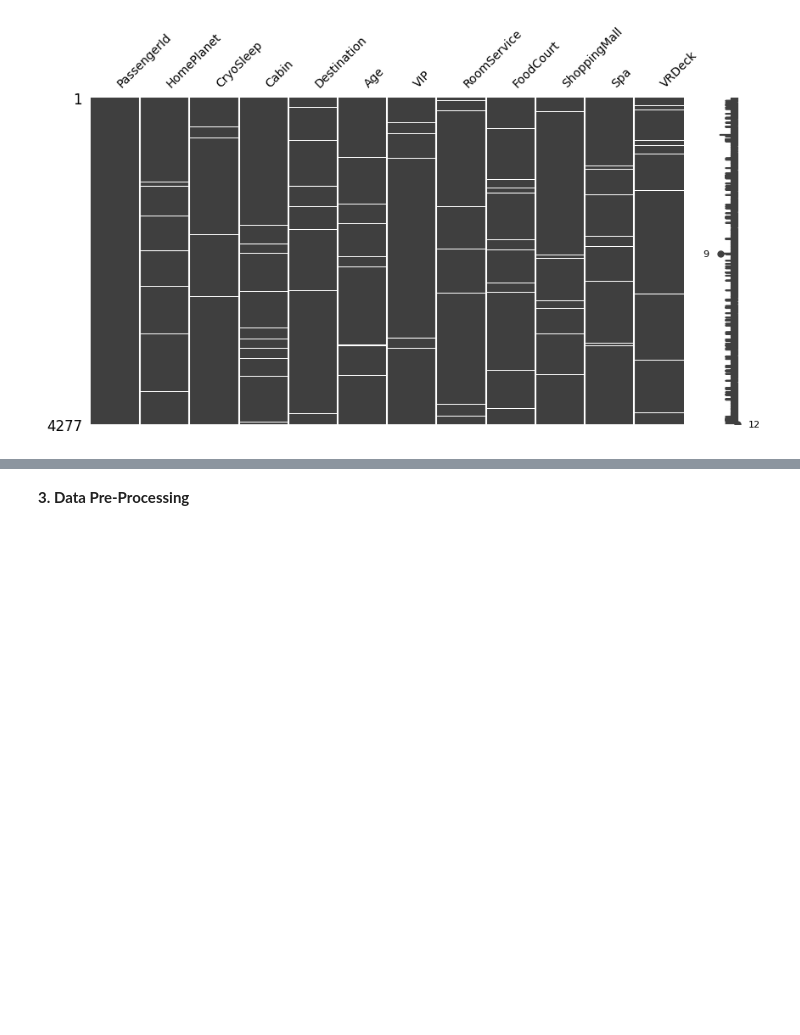
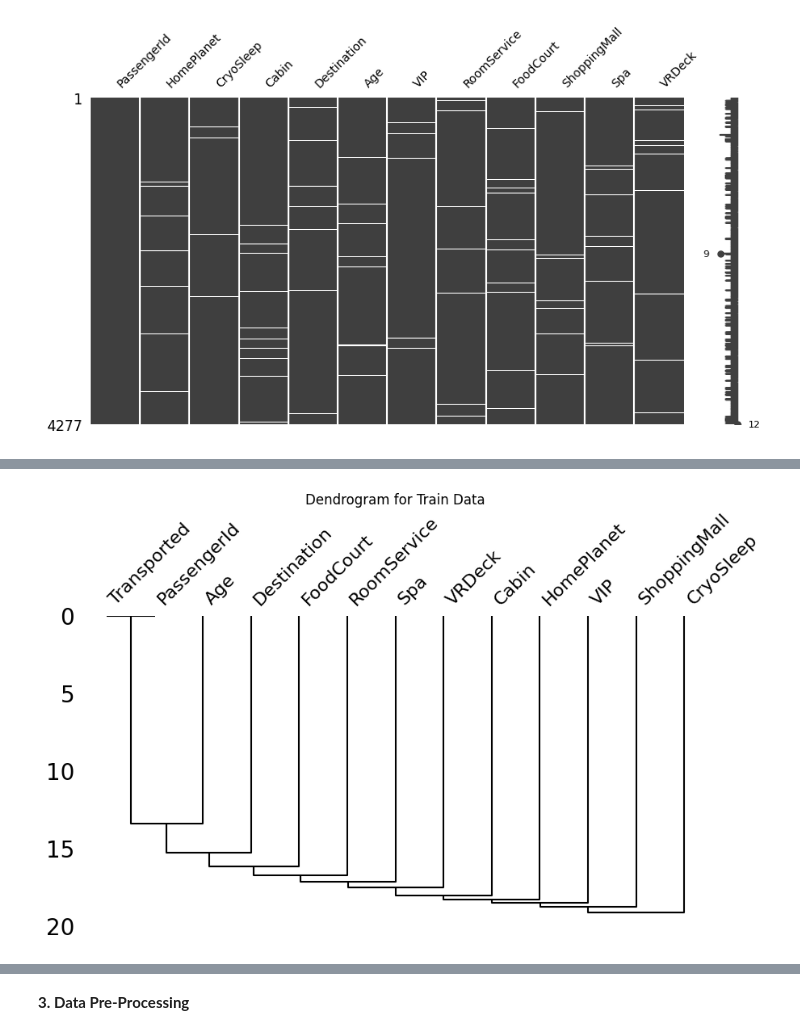
Before and after one commit to bksat90kc/KaggleChallenge, a Jupyter notebook: KaggleChallenge.ipynb, the cells around one changed output, grey strips where cells are left out. Drawn from its saved outputs; the diff is of its cells as text; code cells hidden in the pictures; blank space fills up the shorter version.

```diff
--- a/KaggleChallenge.ipynb
+++ b/KaggleChallenge.ipynb
@@ -88,3 +103,10 @@ msno.matrix(test_df,figsize=(10,5),fontsize=10)
+# %%
+# Dendrogram for training data
+msno.dendrogram(train_df, figsize=(10, 5))
+plt.title('Dendrogram for Train Data')
+plt.show()
+# %% [output]
+[figure, added]
 # %%
 # extract the cabin details
 train_df[['Deck', 'CabinNum', 'Side']] = train_df['Cabin'].str.split('/', expand=True)
```
Also changed, not shown: parts of 26 cells of this notebook.
